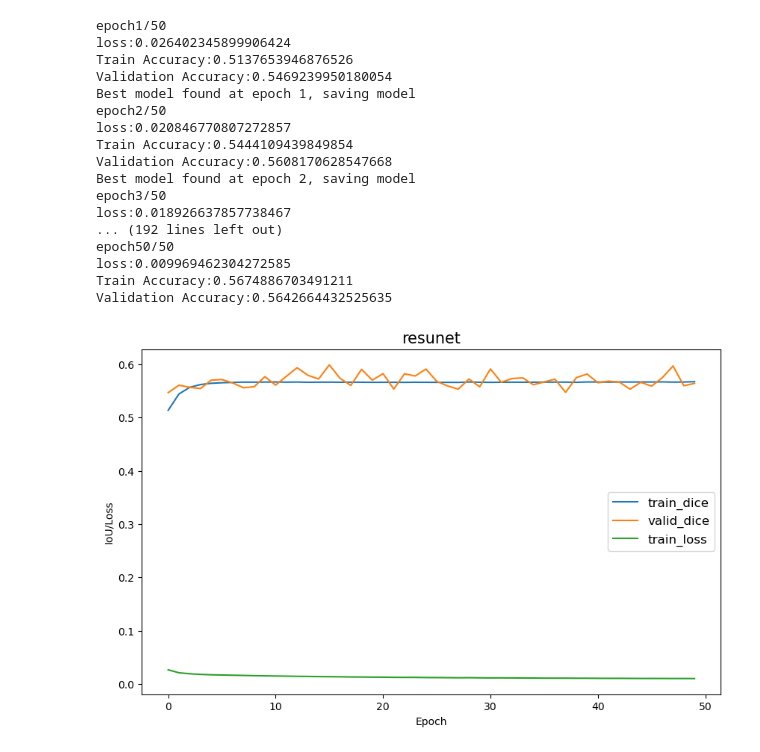
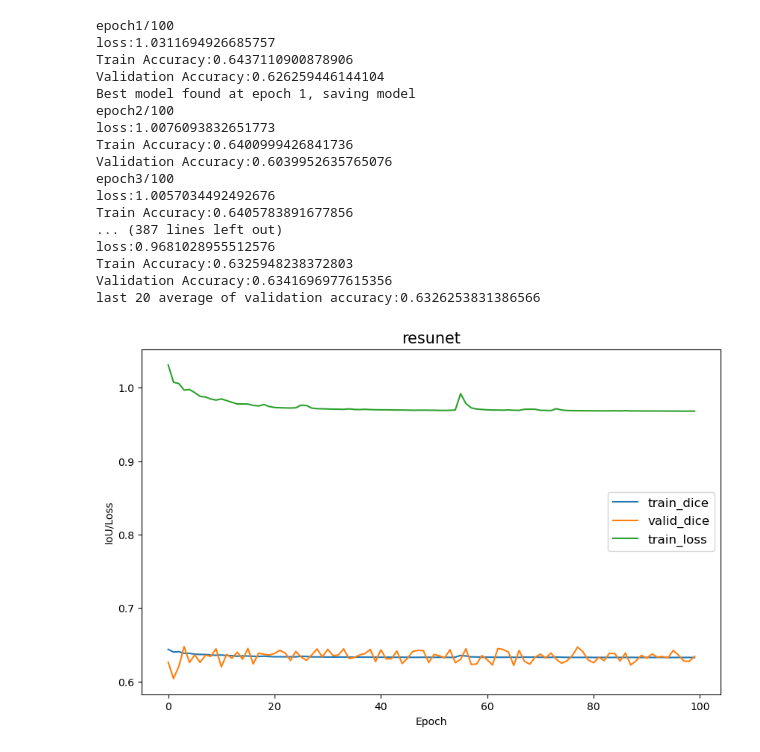
Before and after one commit to fleckleind/AbdomenCT_trial, a Jupyter notebook: abdomenct-resunet.ipynb, the cells around one changed output. Drawn from its saved outputs; the diff is of its cells as text; code cells hidden in the pictures.

```diff
--- a/abdomenct-resunet.ipynb
+++ b/abdomenct-resunet.ipynb
@@ -119,12 +119,12 @@ class ResUnet(nn.Module):
         return out
 # %%
 # loss
-class DiceMSELoss(nn.Module):
+class DiceBCELoss(nn.Module):
     # without loss descend
     def __init__(self):
-        super(DiceMSELoss, self).__init__()
+        super(DiceBCELoss, self).__init__()
         # BCEWithLogitsLoss: sigmoid+BCELoss
-        self.mse = nn.MSELoss()
+        self.bce = nn.BCELoss()
 
     def forward(self, inputs, targets, smooth=1):
         targets = torch.sigmoid(targets)
@@ -135,9 +135,9 @@ class DiceMSELoss(nn.Module):
         intersection = (inputs*targets).sum()
         union = inputs.sum() + (targets.sum())
         dice_loss = 1 - ((2*intersection+smooth)/(union+smooth))
-        mse_loss = self.mse(inputs, targets)
-        loss = dice_loss*0.3 + mse_loss*0.7
-        return mse_loss
+        bce_loss = self.bce(inputs, targets)
+        loss = dice_loss + bce_loss
+        return loss
 
 class IoU(nn.Module):
     def __init__(self):
@@ -193,6 +193,17 @@ def trainer(model, train_loader, valid_loader, criterion, optimizer, iou, epochs
                 validpiou = iou(pred, mask)
 
             valid_iou.append(validpiou.detach().cpu())
+            if epoch == (epochs-1):
+                img = image.detach().cpu()
+                msk = mask.detach().cpu()
+                prd = pred.detach().cpu()
+
+                prd = torch.squeeze(prd)
+                prd_size = prd.shape
+                prd = prd.view(-1)
+                prd[np.nonzero(prd<=0.7)] = 0.0
+                prd[np.nonzero(prd>0.7)] = 1.0
+                prd = prd.reshape(prd_size)
 
         loss_hist.append(np.mean(losses))
         train_hist.append(np.mean(train_iou))
@@ -206,7 +217,7 @@ def trainer(model, train_loader, valid_loader, criterion, optimizer, iou, epochs
             torch.save(model.state_dict(), 'AbdomenCT_resunet.pt')
             best_acc = valid_hist[-1]
 
-    return loss_hist, train_hist, valid_hist
+    return loss_hist, train_hist, valid_hist, img, msk, prd
 
 
 def plot_model_hist(train_hist, valid_hist, loss_hist):
@@ -226,30 +237,31 @@ def plot_model_hist(train_hist, valid_hist, loss_hist):
 # %%
 # run
 device = 'cuda' if torch.cuda.is_available() else 'cpu'
 model = ResUnet().to(device)
-criterion = DiceMSELoss()
+criterion = DiceBCELoss()
 iou = IoU()
-optimizer = torch.optim.SGD(model.parameters(), lr=1e-3)
-epochs = 50
+optimizer = torch.optim.SGD(model.parameters(), lr=0.01, momentum=0.9)
+epochs = 100
 
-loss_hist, train_hist, valid_hist = trainer(model, train_loader, valid_loader, criterion, optimizer, iou,epochs)
+loss_hist, train_hist, valid_hist, img1, msk1, prd1 = trainer(model, train_loader, valid_loader, criterion, optimizer, iou, epochs)
+print('last 20 average of validation accuracy:{}'.format(sum(valid_hist[-1:-21:-1])/20))
 plot_model_hist(train_hist, valid_hist, loss_hist)
 # %% [output]
-epoch1/50
-loss:0.026402345899906424
-Train Accuracy:0.5137653946876526
-Validation Accuracy:0.5469239950180054
+epoch1/100
+loss:1.0311694926685757
+Train Accuracy:0.6437110900878906
+Validation Accuracy:0.626259446144104
 Best model found at epoch 1, saving model
-epoch2/50
-loss:0.020846770807272857
-Train Accuracy:0.5444109439849854
-Validation Accuracy:0.5608170628547668
-Best model found at epoch 2, saving model
-epoch3/50
-loss:0.018926637857738467
-... (192 lines left out)
-epoch50/50
-loss:0.009969462304272585
-Train Accuracy:0.5674886703491211
-Validation Accuracy:0.5642664432525635
+epoch2/100
+loss:1.0076093832651773
+Train Accuracy:0.6400999426841736
+Validation Accuracy:0.6039952635765076
+epoch3/100
+loss:1.0057034492492676
+Train Accuracy:0.6405783891677856
+... (387 lines left out)
+loss:0.9681028955512576
+Train Accuracy:0.6325948238372803
+Validation Accuracy:0.6341696977615356
+last 20 average of validation accuracy:0.6326253831386566
-[figure, old version]
+[figure, new version]
```
Also changed, not shown: parts of 1 cell of this notebook.
